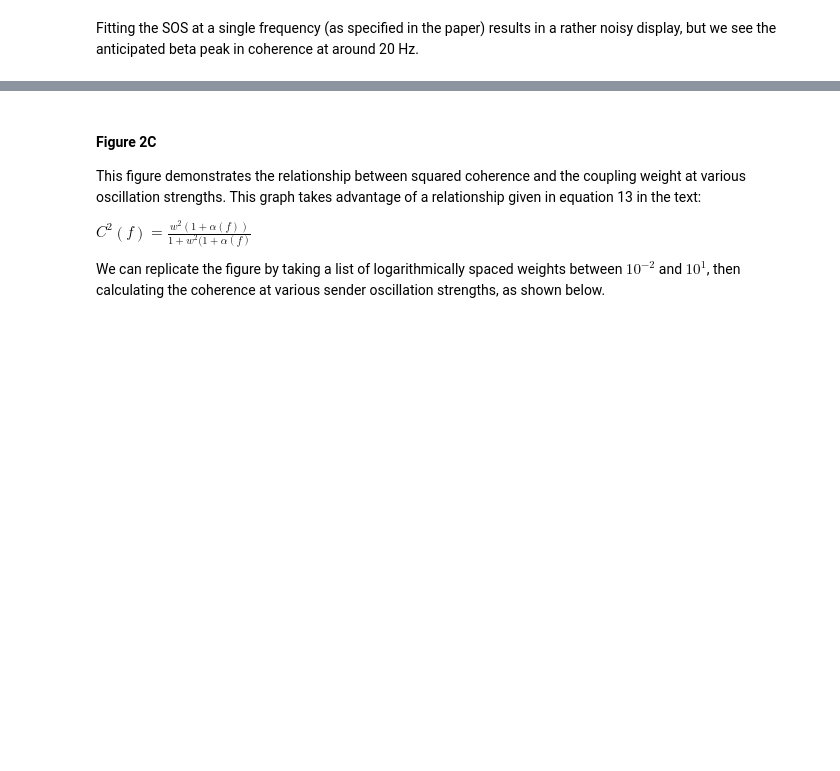
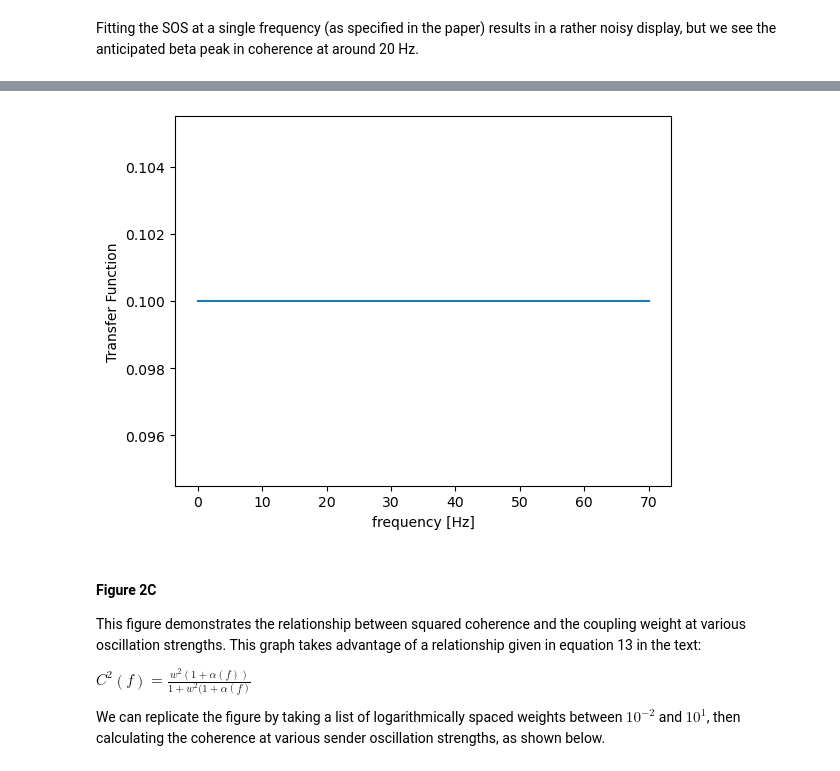
Before and after one commit to cyneuro/neuro_communication, a Jupyter notebook: Vinck2021_SSM_tutorial.ipynb, the cells around one changed output, grey strips where cells are left out. Cells and saved outputs as stored; diff of their text form; code cells hidden in the pictures; blank space fills up the shorter version.

```diff
--- a/Vinck2021_SSM_tutorial.ipynb
+++ b/Vinck2021_SSM_tutorial.ipynb
@@ -223,3 +293,13 @@ Fitting the SOS at a single frequency (as specified in the paper) results in a r
+# %%
+weights = numpy.repeat(0.1, len(f_signal1))
+
+fig, ax = plt.subplots()
+ax.plot(f_signal1, weights)
+ax.set_xlabel('frequency [Hz]')
+ax.set_ylabel('Transfer Function')
+plt.show()
+# %% [output]
+[figure, added]
 # %% [markdown]
 #### Figure 2C
 This figure demonstrates the relationship between squared coherence and the coupling weight at various oscillation strengths. This graph takes advantage of a relationship given in equation 13 in the text:
```
Also changed, not shown: parts of 15 cells of this notebook.
